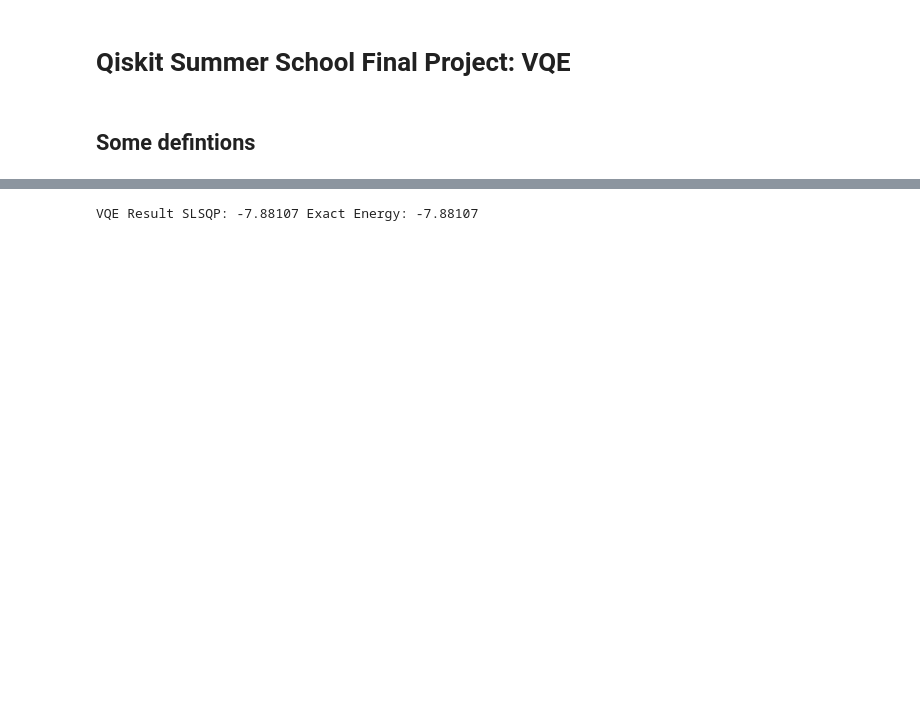
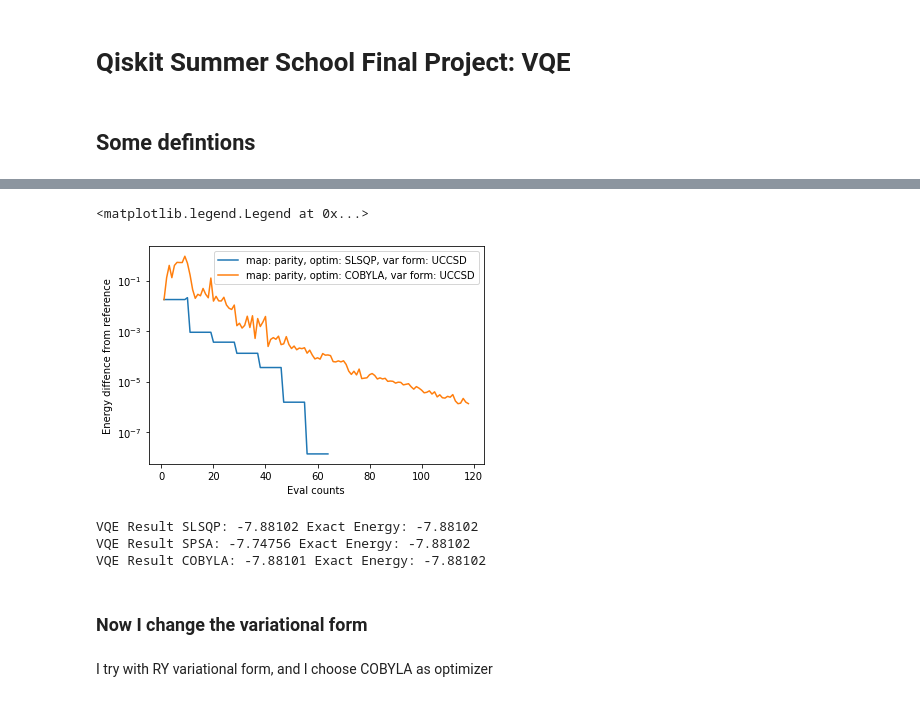
Before and after one commit to filippotramonto/QGSS-FinalProjectTeam47, a Jupyter notebook: FinalProjectTeam47.ipynb, the cells around one changed output, grey strips where cells are left out. Saved outputs shown, nothing was run; the diff lists cells and outputs as text; code cells hidden in the pictures; blank space fills up the shorter version.

```diff
--- a/FinalProjectTeam47.ipynb
+++ b/FinalProjectTeam47.ipynb
@@ -177,0 +183,4 @@ VQE Result: -7.881072027638027 Exact Energy: -7.881072044030918
+# %%
+counts_SLSQP = counts
+en_diff_SLSQP = values - np.real(ref[0])
+dev_SLSQP = deviation
@@ -178,4 +229,18 @@ VQE Result: -7.881072027638027 Exact Energy: -7.881072044030918
+# %%
+plt.plot(counts_SLSQP,en_diff_SLSQP,label="map: parity, optim: SLSQP, var form: UCCSD")
+plt.plot(counts_COBYLA,en_diff_COBYLA,label="map: parity, optim: COBYLA, var form: UCCSD")
+plt.xlabel('Eval counts')
+plt.ylabel('Energy diffence from reference')
+plt.yscale("log")
+plt.legend()
+# %% [output]
+<matplotlib.legend.Legend at 0x...>
+[figure, added]
 # %%
 print("VQE Result SLSQP:", np.round(vqe_result_SLSQP,5), "Exact Energy:", np.round(exact_energy,5))
+print("VQE Result SPSA:", np.round(vqe_result_SPSA,5), "Exact Energy:", np.round(exact_energy,5))
+print("VQE Result COBYLA:", np.round(vqe_result_COBYLA,5), "Exact Energy:", np.round(exact_energy,5))
 # %% [output]
-VQE Result SLSQP: -7.88107 Exact Energy: -7.88107
+VQE Result SLSQP: -7.88102 Exact Energy: -7.88102
+VQE Result SPSA: -7.74756 Exact Energy: -7.88102
+VQE Result COBYLA: -7.88101 Exact Energy: -7.88102
@@ -185,0 +247,4 @@ deviation_SLSQP = deviation
+# %% [markdown]
+### Now I change the variational form
+# %% [markdown]
+I try with RY variational form, and I choose COBYLA as optimizer
```
Also changed, not shown: parts of 35 cells of this notebook.
